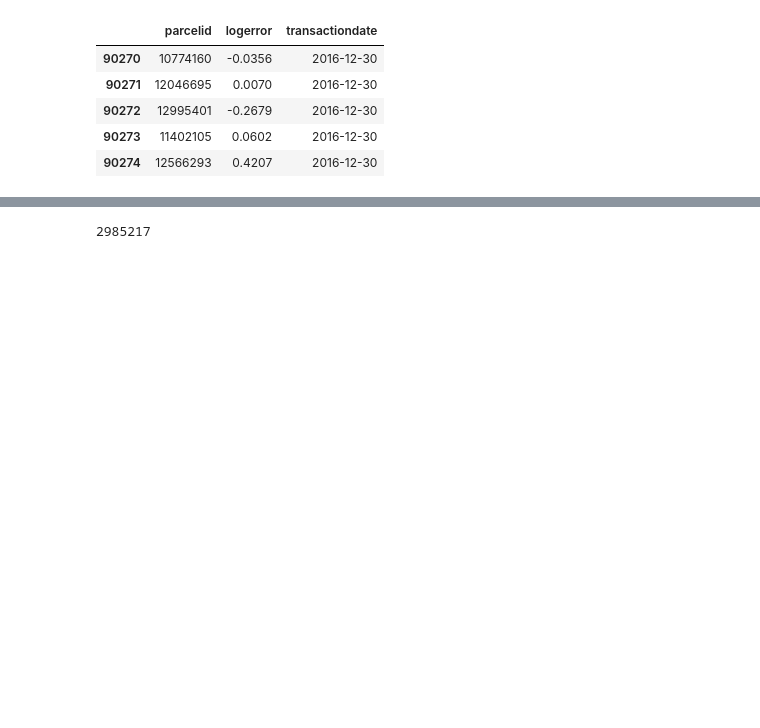
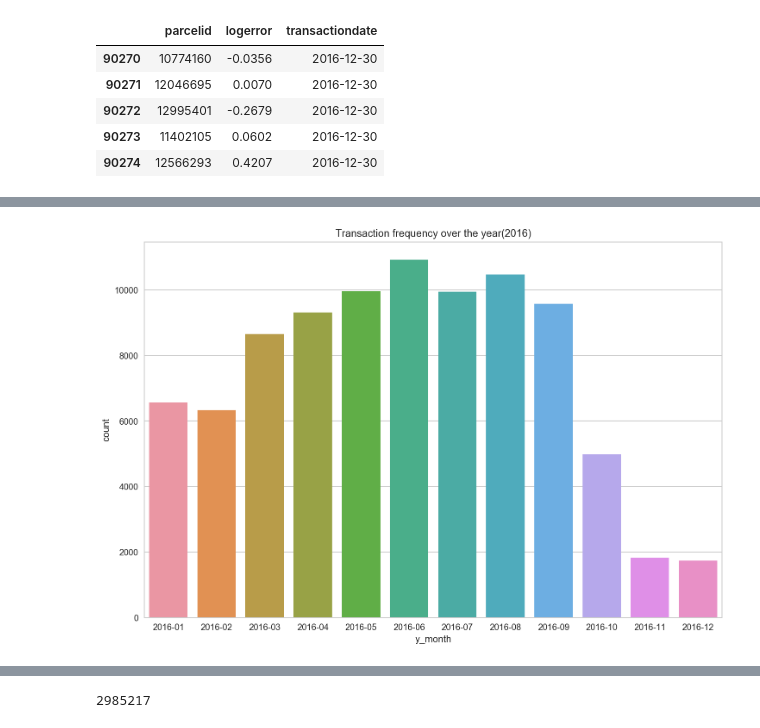
Before and after one commit to minus31/Zillow_Home_Value_Prediction, a Jupyter notebook: notebooks/EDA.ipynb, the cells around one changed output, grey strips where cells are left out. Saved outputs shown, nothing was run; the diff lists cells and outputs as text; code cells hidden in the pictures; blank space fills up the shorter version.

Commit message:
graph added

```diff
--- a/notebooks/EDA.ipynb
+++ b/notebooks/EDA.ipynb
@@ -31,0 +51,6 @@ train_17.tail()
+# %%
+# 월별로 카운트와 평균, 최대, 최소 logerror를 출력
+logerrorbytransactiondate = train_16[["logerror", 'transactiondate']].groupby(np.array([x[:7] for x in train_16.transactiondate]),\
+                                                  axis=0).agg([np.mean, np.max, np.min, np.std]).reset_index()
+logerrorbytransactiondate.columns = ['y_month', 'mean', 'max', 'min', 'std']
+logerrorbytransactiondate.tail()
@@ -31,0 +64,8 @@ train_17.tail()
+# %%
+transaction_count_by_month = train_16[["logerror", 'transactiondate']].groupby(np.array([x[:7] for x in train_16.transactiondate]),\
+                                                  axis=0).size().reset_index(name="count")
+transaction_count_by_month.rename(columns={"index" : "y_month"}, inplace=True)
+transaction_by_month = pd.merge(transaction_count_by_month, logerrorbytransactiondate, on="y_month")
+del transaction_count_by_month
+del logerrorbytransactiondate
+transaction_by_month
@@ -31,0 +86,9 @@ train_17.tail()
+# %%
+plt.figure(figsize=(12, 8))
+plt.title("Transaction frequency over the year(2016)")
+sns.barplot(transaction_by_month['y_month'], trasaction_by_month['count'])
+plt.show()
+# 5, 6, 7, 8월에 transaction 이 많다.
+# 월별로 transaction frequency에 차이가 있다고 할 만 한가? -> 여러 해의 데이터가 필요하기 때문에 2016년 한 해 만으로는 검증하기 힘들다.
+# %% [output]
+[figure, added]
```
Also changed, not shown: parts of 25 cells of this notebook.
